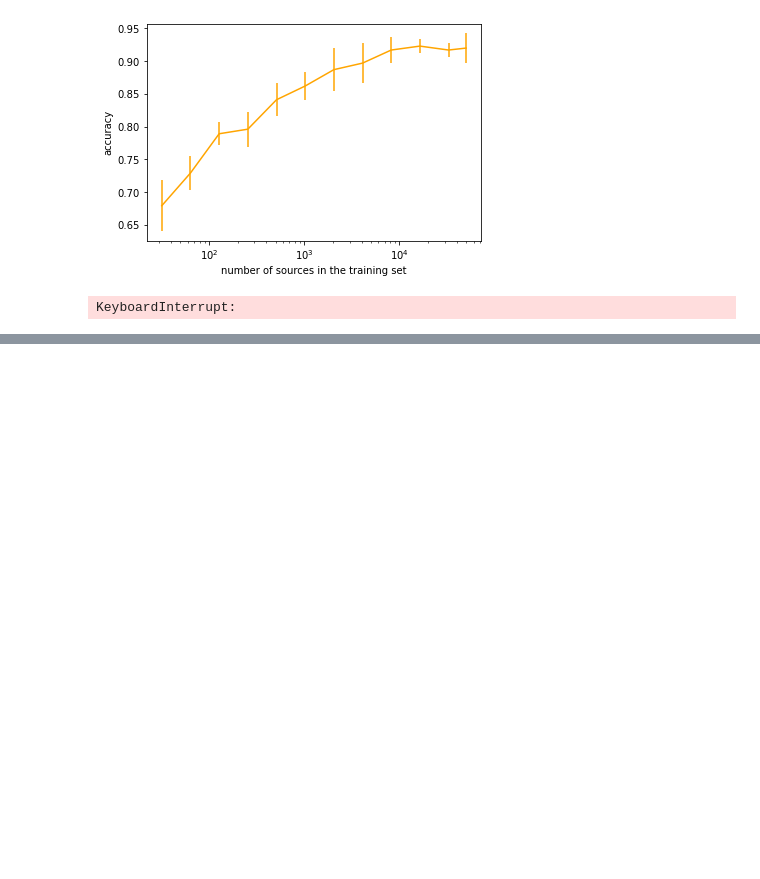
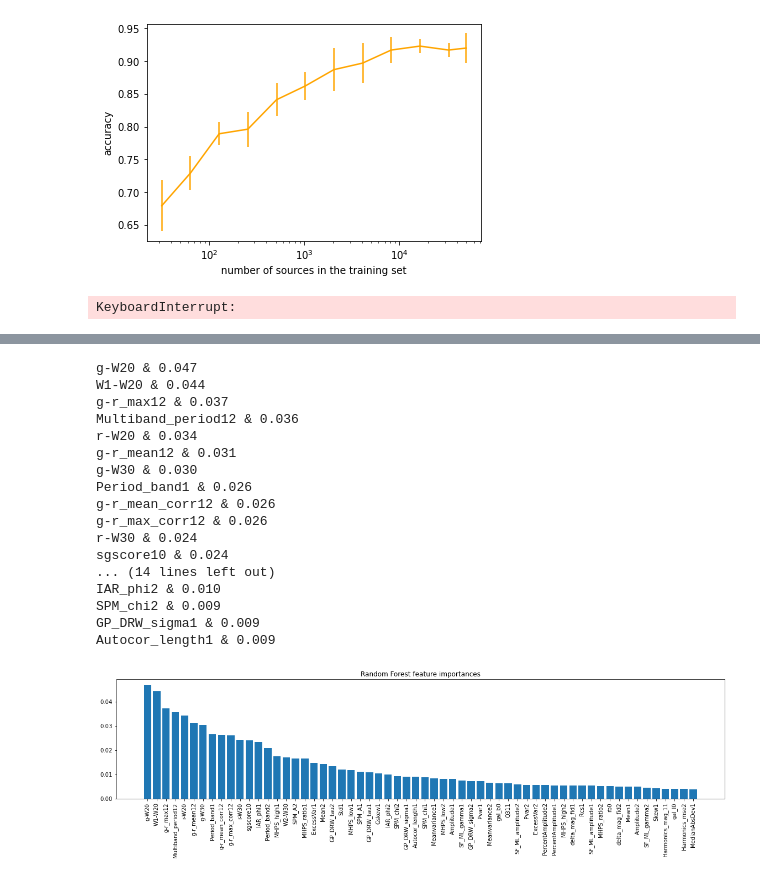
Before and after one commit to guille-c/ALeRCE_ML_DL, a Jupyter notebook: ALeRCE_ML_DL.ipynb, the cells around one changed output, grey strips where cells are left out. Saved outputs shown, nothing was run; the diff lists cells and outputs as text; code cells hidden in the pictures; blank space fills up the shorter version.

Commit message:
Add feature importances plots.

```diff
--- a/ALeRCE_ML_DL.ipynb
+++ b/ALeRCE_ML_DL.ipynb
@@ -957,0 +678,14 @@ Text(0, 0.5, 'galactic latitude')
+# %%
+# plot feature importances
+def plot_feature_importances(model, feature_names, title):
+    I = np.argsort(model.feature_importances_)[::-1]
+    I = I[0:60]
+    for i in I[0:30]:
+        print(feature_names[i], "& %.3f" % (model.feature_importances_[i]))
+    fig, ax = plt.subplots(figsize=(16, 5), tight_layout=True)
+    x_plot = np.arange(len(I))
+    plt.xticks(x_plot, [feature_names[i] for i in I], rotation='vertical')
+    ax.bar(x_plot, height=model.feature_importances_[I]);
+    plt.title (title)
+    plt.show()
+    #plt.close()
@@ -957,0 +703,21 @@ Text(0, 0.5, 'galactic latitude')
+# %%
+plot_feature_importances (model_RF, x_train.columns, "Random Forest feature importances")
+# %% [output]
+g-W20 & 0.047
+W1-W20 & 0.044
+g-r_max12 & 0.037
+Multiband_period12 & 0.036
+r-W20 & 0.034
+g-r_mean12 & 0.031
+g-W30 & 0.030
+Period_band1 & 0.026
+g-r_mean_corr12 & 0.026
+g-r_max_corr12 & 0.026
+r-W30 & 0.024
+sgscore10 & 0.024
+... (14 lines left out)
+IAR_phi2 & 0.010
+SPM_chi2 & 0.009
+GP_DRW_sigma1 & 0.009
+Autocor_length1 & 0.009
+[figure, added]
```
Also changed, not shown: parts of 90 cells of this notebook.
